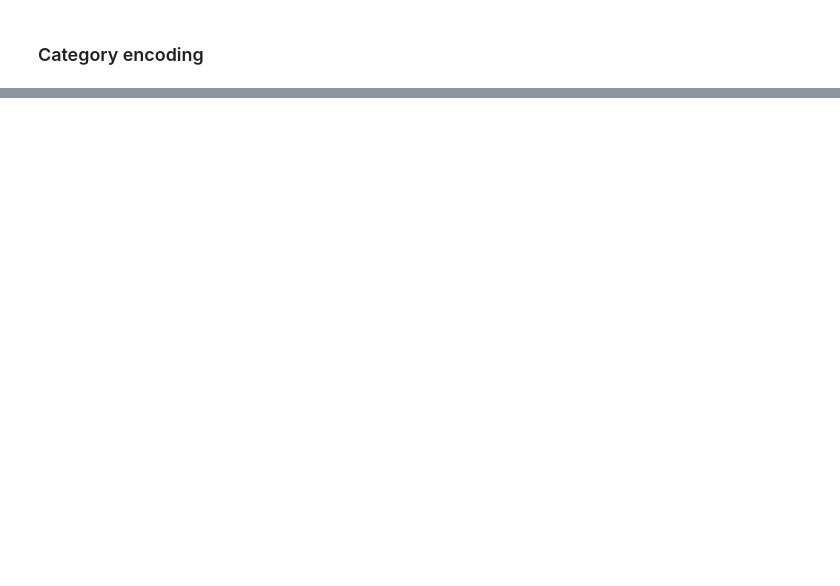
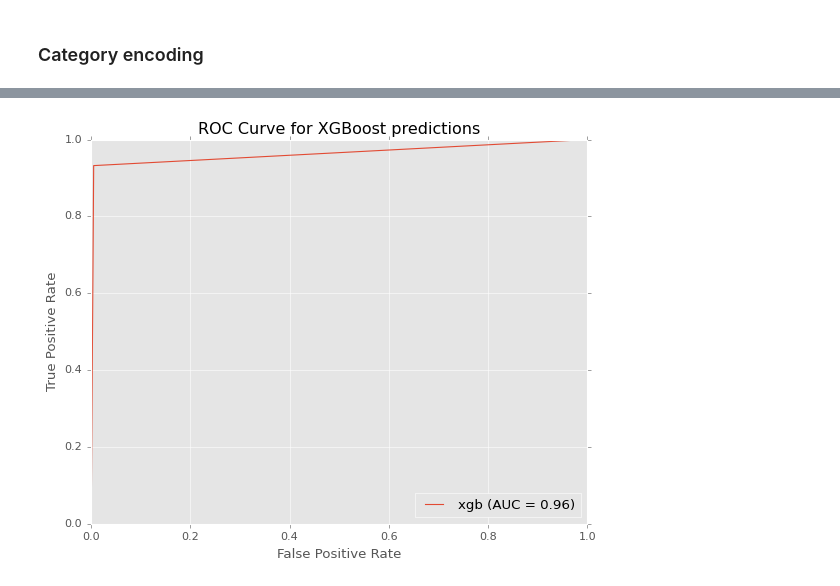
Before and after one commit to jiug/Course-7, a Jupyter notebook: Turnover_prediction.ipynb, the cells around one changed output, grey strips where cells are left out. Saved outputs shown, nothing was run; the diff lists cells and outputs as text; code cells hidden in the pictures; blank space fills up the shorter version.

```diff
--- a/Turnover_prediction.ipynb
+++ b/Turnover_prediction.ipynb
@@ -174,0 +359,10 @@ See the caveats in the documentation: https://pandas.pydata.org/pandas-docs/stab
+# %%
+plt.style.use('ggplot')
+fpr, tpr, thresholds = roc_curve(y_test, xgb_preds)
+roc_auc = auc(fpr, tpr)
+display = RocCurveDisplay(fpr=fpr, tpr=tpr, roc_auc=roc_auc, estimator_name='xgb')
+display.plot()
+plt.title('ROC Curve for XGBoost predictions')
+plt.show()
+# %% [output]
+[figure, added]
```
Also changed, not shown: parts of 38 cells of this notebook, 2 other files.
